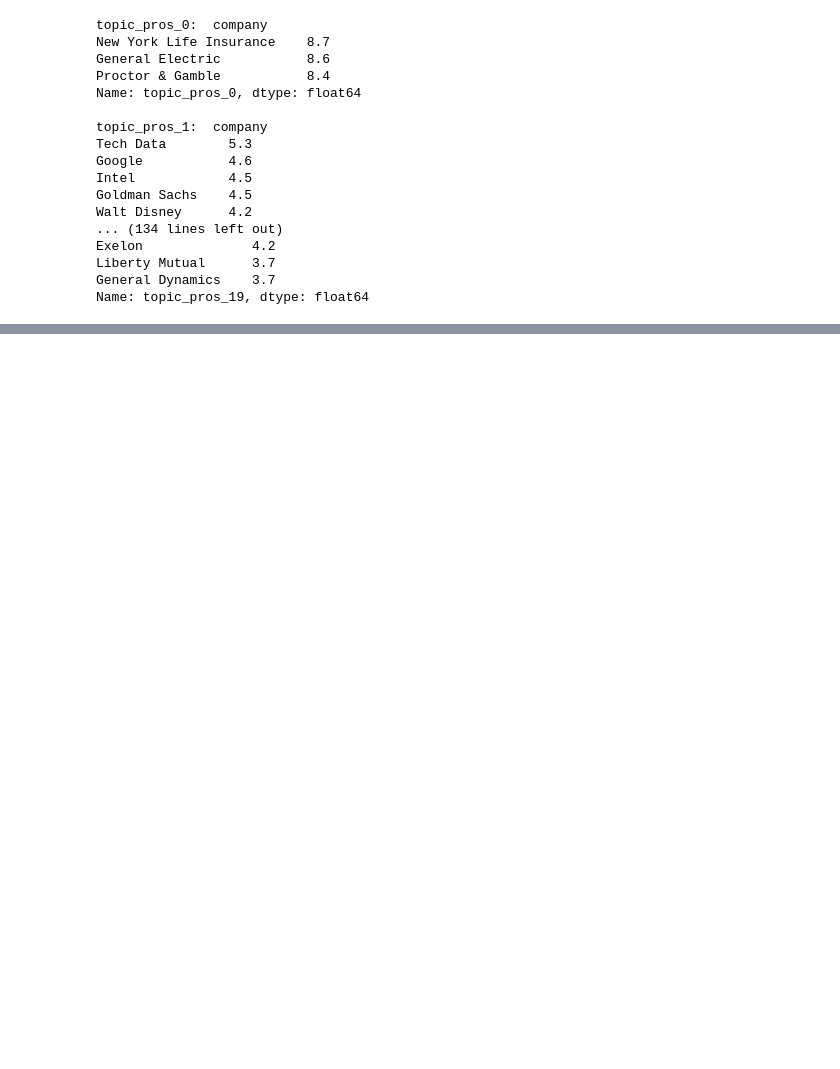
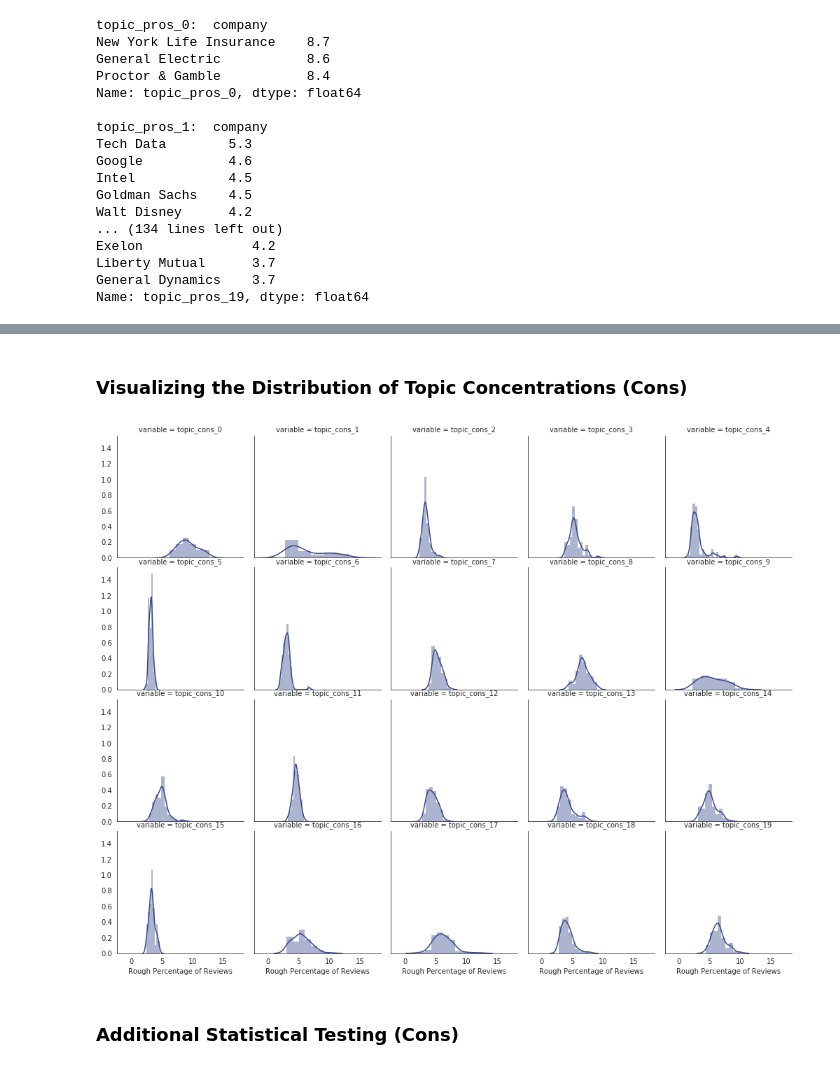
Before and after one commit to jfleury12/job-satisfaction-nlp, a Jupyter notebook: notebooks/technical_notebook.ipynb, the cells around one changed output, grey strips where cells are left out. Cells and saved outputs as stored; diff of their text form; code cells hidden in the pictures; blank space fills up the shorter version.

```diff
--- a/notebooks/technical_notebook.ipynb
+++ b/notebooks/technical_notebook.ipynb
@@ -282,10 +379,0 @@ Name: topic_pros_19, dtype: float64
-# %%
-import re
-all_reviews = pd.read_csv('../../all_reviews_glob.csv').drop(columns = ['Unnamed: 0'])
-# remove line endings and spaces contained in the HTML (i.e. "/n /r")
-all_reviews.pros = all_reviews.pros.map(lambda x: re.sub('\s+', ' ', x))
-all_reviews.cons = all_reviews.cons.map(lambda x: re.sub('\s+', ' ', x))
-# remove special characters and lowercase all text
-all_reviews.title = all_reviews.title.map(lambda x: re.sub('[^a-zA-Z0-9 \n\.]', '', str(x).lower()))
-all_reviews.pros = all_reviews.pros.map(lambda x: re.sub('[^a-zA-Z0-9 \n\.]', '', x.lower()))
-all_reviews.cons = all_reviews.cons.map(lambda x: re.sub('[^a-zA-Z0-9 \n\.]', '', x.lower()))
@@ -506,0 +427,9 @@ ldamodel_cons.show_topics(num_topics = 20, num_words = 13)
+# %%
+all_reviews['doc_topic_cons'] = list(ldamodel_cons_20.get_document_topics(cons_corpus))
+all_reviews['doc_topic_cons'] = all_reviews['doc_topic_cons'].map(lambda x: dict(x))
+for topic_num in range(20):
+    all_reviews[f'topic_cons_{topic_num}'] = all_reviews['doc_topic_cons'].apply(lambda x: x.get(topic_num, 0))
+
+dist_cons = round(all_reviews.groupby('company').mean().iloc[:,-20:],3)*100
+# preview
+dist_cons.head()
@@ -506,0 +444,15 @@ ldamodel_cons.show_topics(num_topics = 20, num_words = 13)
+# %% [markdown]
+### Visualizing the Distribution of Topic Concentrations (Cons)
+# %%
+cons_melt = pd.melt(dist_cons)
+cons_melt['company'] = list(dist_cons.index)*20
+# %%
+with sns.axes_style("white"):
+    g = sns.FacetGrid(cons_melt, col="variable", col_wrap=5, margin_titles=False, height=2.8)
+g.map(sns.distplot, "value", color="#334488");
+g.set_axis_labels("Rough Percentage of Reviews", "");
+g.fig.subplots_adjust(wspace=.08, hspace=.08);
+# %% [output]
+[figure, added]
+# %% [markdown]
+### Additional Statistical Testing (Cons)
```
Also changed, not shown: parts of 47 cells of this notebook, 5 other files.
